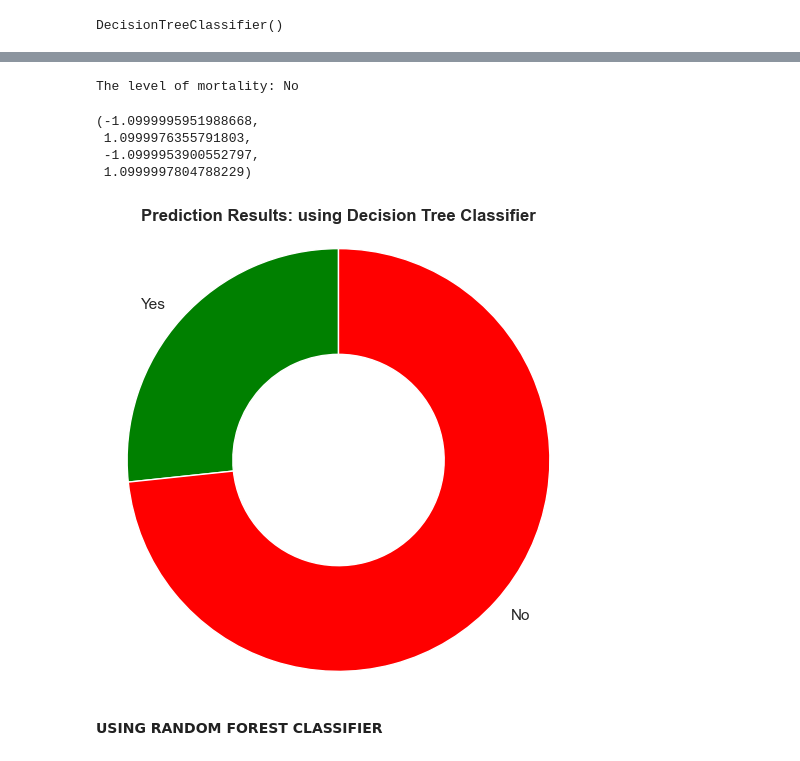
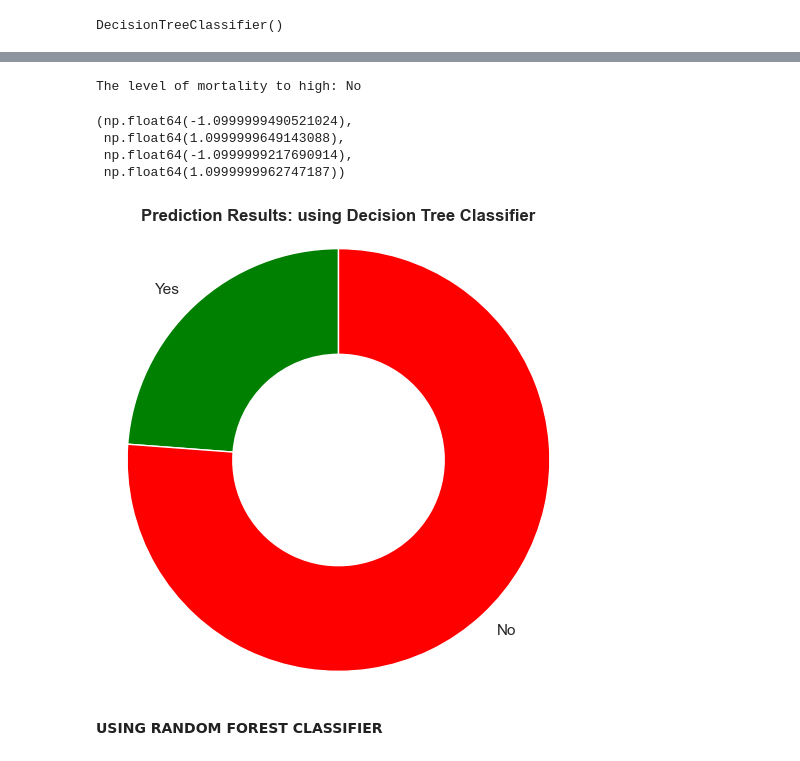
Before and after one commit to Weezywyg/Capstone-Project, a Jupyter notebook: complete Project.ipynb, the cells around one changed output, grey strips where cells are left out. Saved outputs shown, nothing was run; the diff lists cells and outputs as text; code cells hidden in the pictures.

```diff
--- a/complete Project.ipynb
+++ b/complete Project.ipynb
@@ -659,25 +660,25 @@ accuracy 0.6952380952380952
 # %%
 y_pred_labels2 = ['Yes' if pred == True else 'No' for pred in y_pred2]
 single_answer2 = 'Yes' if y_pred_labels2.count('Yes') > y_pred_labels2.count('No') else 'No'
-print('The level of mortality:', single_answer)
+print('The level of mortality to high:', single_answer)
 # %% [output]
-The level of mortality: No
+The level of mortality to high: No
 # %%
-yes_count = y_pred_labels2.count('Yes')
-no_count = y_pred_labels2.count('No')
+yes_count12 = y_pred_labels2.count('Yes')
+no_count12 = y_pred_labels2.count('No')
 labels = ['Yes', 'No']
-sizes = [yes_count, no_count]
+sizes = [yes_count12, no_count12]
 colors = ['green', 'red']
 fig, ax = plt.subplots(figsize=(6, 6))
 ax.pie(sizes, labels=labels, colors=colors,  startangle=90, wedgeprops=dict(width=0.5))
 plt.title('Prediction Results: using Decision Tree Classifier', fontfamily = "Arial", fontweight = "bold", fontsize = 12)
 ax.axis('equal')
 # %% [output]
-(-1.0999995951988668,
- 1.0999976355791803,
- -1.0999953900552797,
- 1.0999997804788229)
+(np.float64(-1.0999999490521024),
+ np.float64(1.0999999649143088),
+ np.float64(-1.0999999217690914),
+ np.float64(1.0999999962747187))
-[figure, old version]
+[figure, new version]
 # %% [markdown]
 **USING RANDOM FOREST CLASSIFIER**
 # %%
```
Also changed, not shown: parts of 25 cells of this notebook.
